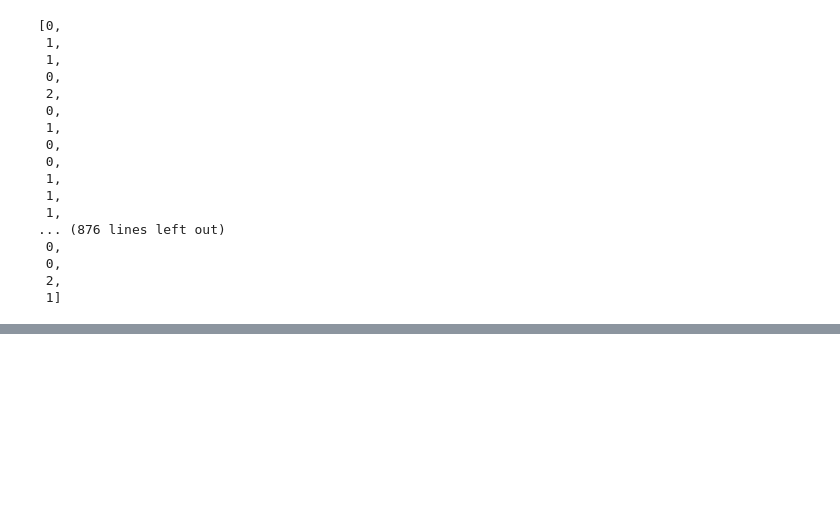
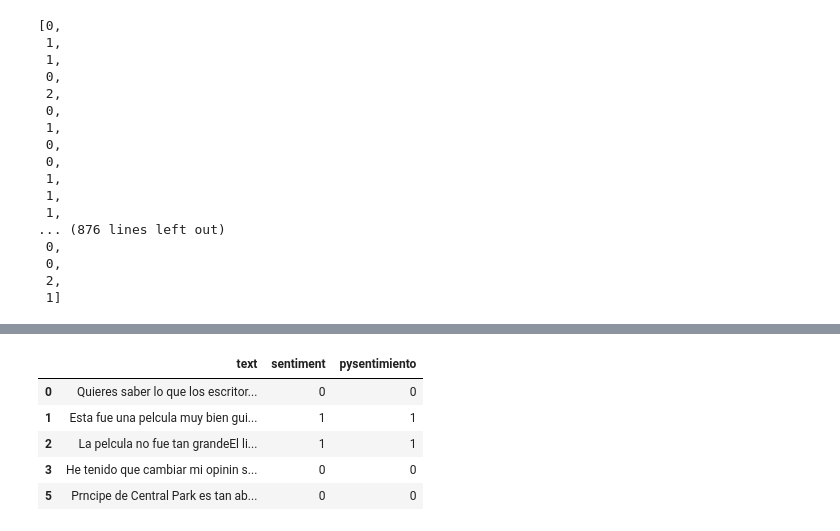
Before and after one commit to joseortizm/RecSys, a Jupyter notebook: pysentimiento.ipynb, the cells around one changed output, grey strips where cells are left out. Cells and saved outputs as stored; diff of their text form; code cells hidden in the pictures; blank space fills up the shorter version.

```diff
--- a/pysentimiento.ipynb
+++ b/pysentimiento.ipynb
@@ -233,0 +265,10 @@ pendientes:
+# %%
+DFoutput = remove_value_two(commentDFVal_clean)
+DFoutput.head()
+# %% [output]
+|  | text | sentiment | pysentimiento |
+| 0 | Quieres saber lo que los escritor... | 0 | 0 |
+| 1 | Esta fue una pelcula muy bien gui... | 1 | 1 |
+| 2 | La pelcula no fue tan grandeEl li... | 1 | 1 |
+| 3 | He tenido que cambiar mi opinin s... | 0 | 0 |
+| 5 | Prncipe de Central Park es tan ab... | 0 | 0 |
```
Also changed, not shown: parts of 14 cells of this notebook, 5 other files.
